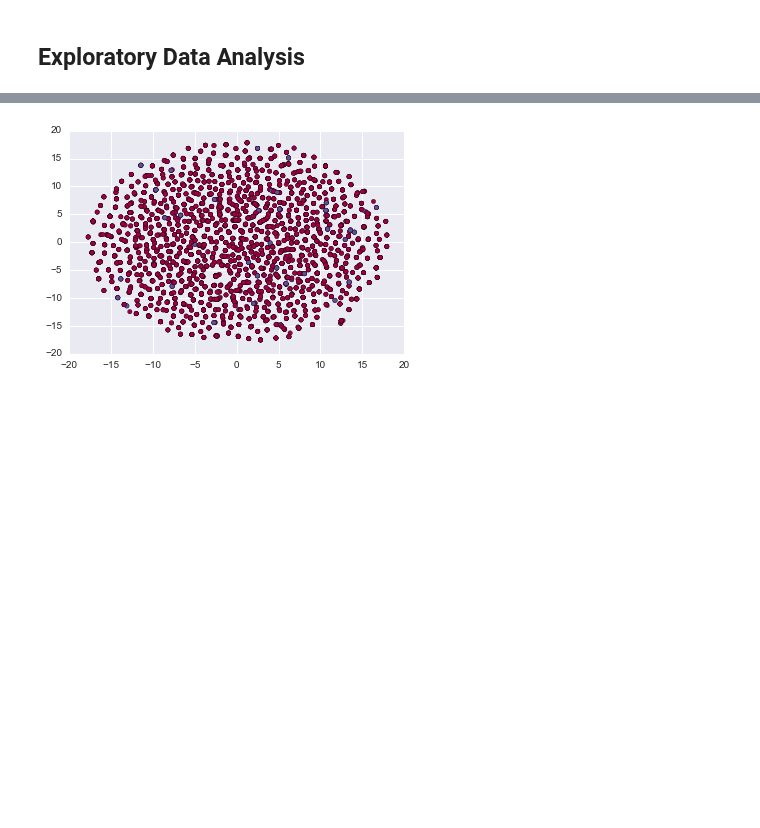
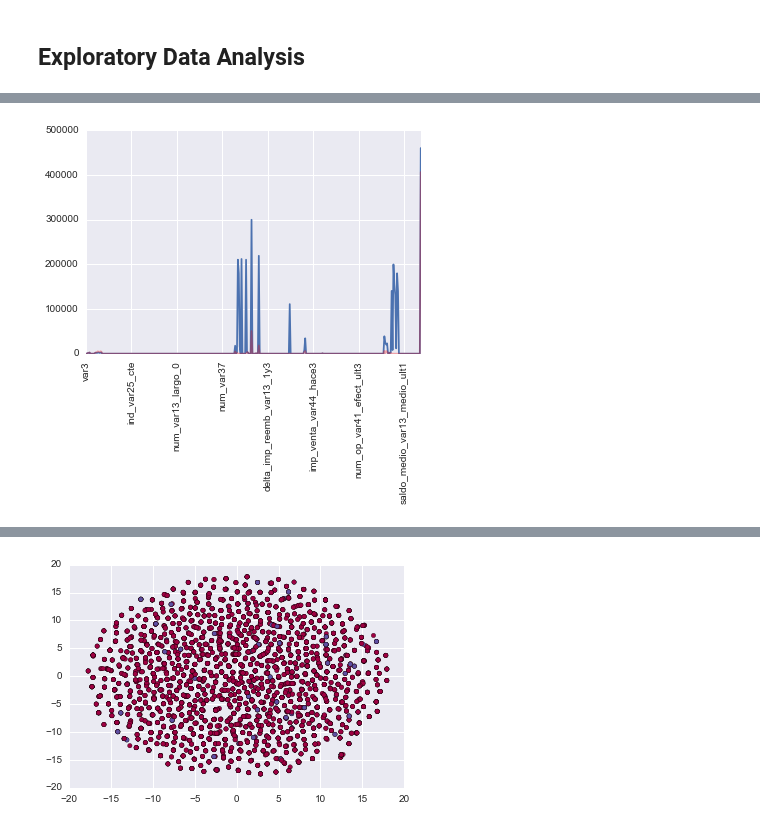
Before and after one commit to numb3r33/Kaggle-Competitions, a Jupyter notebook: Santander-Customer-Satisfaction/notebooks/Santander Customer Satisfaction - Exploratory Data Analysis.ipynb, the cells around one changed output, grey strips where cells are left out. Drawn from its saved outputs; the diff is of its cells as text; code cells hidden in the pictures; blank space fills up the shorter version.

```diff
--- a/Santander-Customer-Satisfaction/notebooks/Santander Customer Satisfaction - Exploratory Data Analysis.ipynb
+++ b/Santander-Customer-Satisfaction/notebooks/Santander Customer Satisfaction - Exploratory Data Analysis.ipynb
@@ -275,0 +64,6 @@ Index([u'var3', u'var15', u'imp_ent_var16_ult1', u'imp_op_var39_comer_ult1',
+# %%
+not_satisfied.quantile(q=0.99).plot()
+satisfied.quantile(q=0.99).plot(color='r', alpha=0.3)
+plt.xticks(rotation=90);
+# %% [output]
+[figure, added]
```
Also changed, not shown: parts of 49 cells of this notebook.
